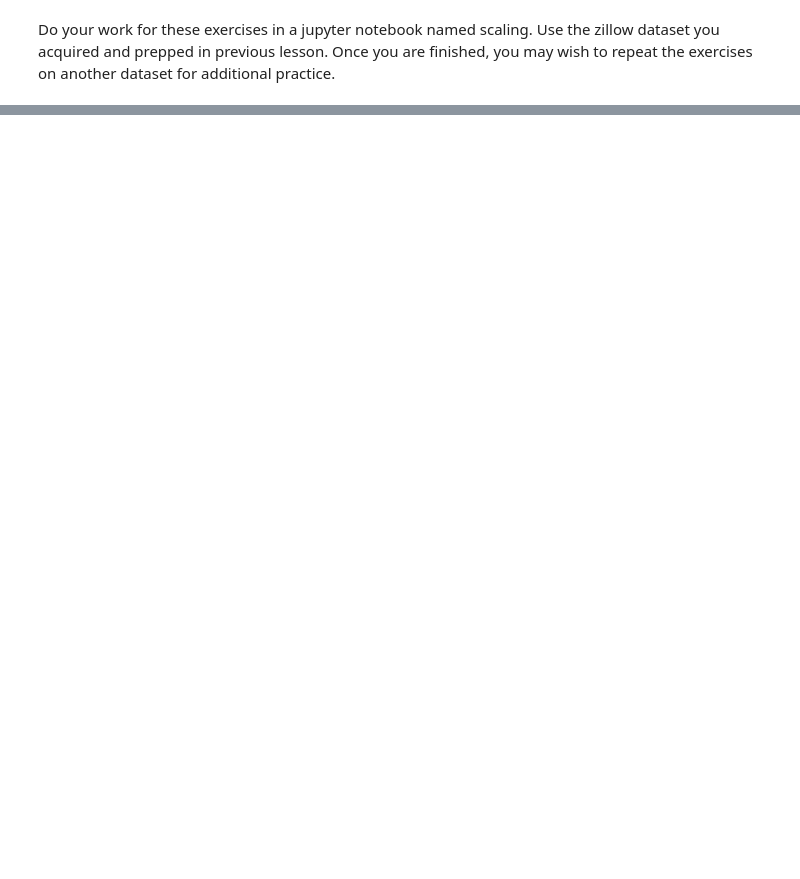
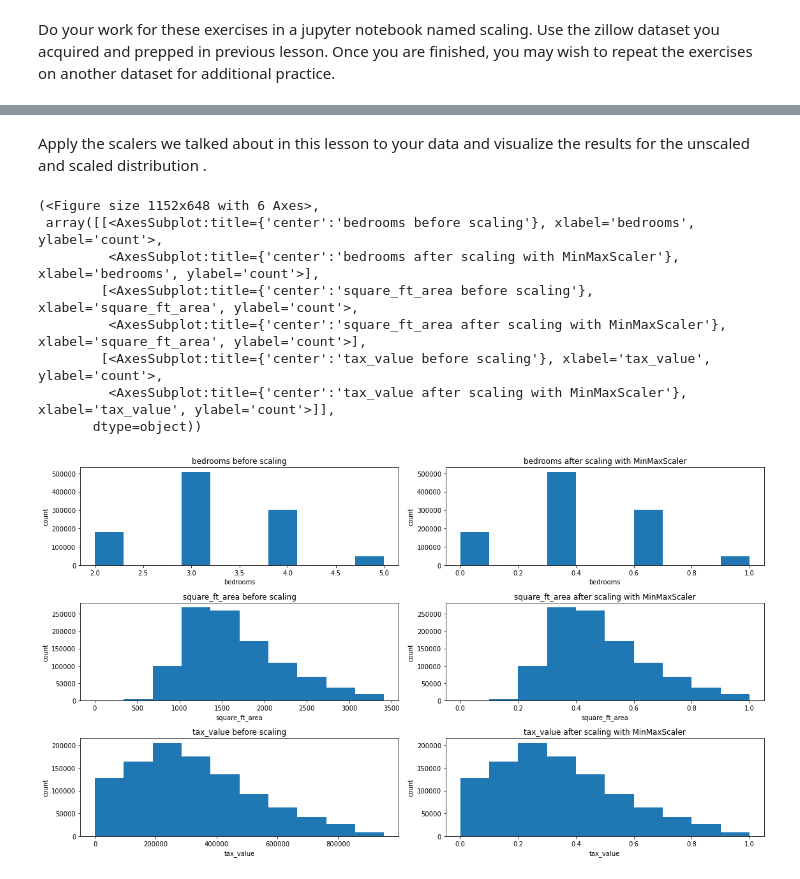
Before and after one commit to javahava1222/regression-exercises, a Jupyter notebook: scaling.ipynb, the cells around one changed output, grey strips where cells are left out. Drawn from its saved outputs; the diff is of its cells as text; code cells hidden in the pictures; blank space fills up the shorter version.

```diff
--- a/scaling.ipynb
+++ b/scaling.ipynb
@@ -42,0 +41,30 @@ TypeError: tuple indices must be integers or slices, not str
+# %% [markdown]
+Apply the scalers we talked about in this lesson to your data and visualize the results for the unscaled and scaled distribution .
+# %%
+def visualize_scaler(scaler, df, target_columns, bins=10):
+    fig, axs = plt.subplots(len(target_columns), 2, figsize=(16, 9))
+    df_scaled = df.copy()
+    df_scaled[target_columns] = scaler.fit_transform(df[target_columns])
+    for (ax1, ax2), col in zip(axs, target_columns):
+        ax1.hist(df[col], bins=bins)
+        ax1.set(title=f'{col} before scaling', xlabel=col, ylabel='count')
+        ax2.hist(df_scaled[col], bins=bins)
+        ax2.set(title=f'{col} after scaling with {scaler.__class__.__name__}', xlabel=col, ylabel='count')
+    plt.tight_layout()
+    return fig, axs
+# %%
+visualize_scaler(
+    scaler=MinMaxScaler(),
+    df=train,
+    target_columns=['bedrooms', 'square_ft_area', 'tax_value'],
+)
+# %% [output]
+(<Figure size 1152x648 with 6 Axes>,
+ array([[<AxesSubplot:title={'center':'bedrooms before scaling'}, xlabel='bedrooms', ylabel='count'>,
+         <AxesSubplot:title={'center':'bedrooms after scaling with MinMaxScaler'}, xlabel='bedrooms', ylabel='count'>],
+        [<AxesSubplot:title={'center':'square_ft_area before scaling'}, xlabel='square_ft_area', ylabel='count'>,
+         <AxesSubplot:title={'center':'square_ft_area after scaling with MinMaxScaler'}, xlabel='square_ft_area', ylabel='count'>],
+        [<AxesSubplot:title={'center':'tax_value before scaling'}, xlabel='tax_value', ylabel='count'>,
+         <AxesSubplot:title={'center':'tax_value after scaling with MinMaxScaler'}, xlabel='tax_value', ylabel='count'>]],
+       dtype=object))
+[figure, added]
```
Also changed, not shown: parts of 11 cells of this notebook.
